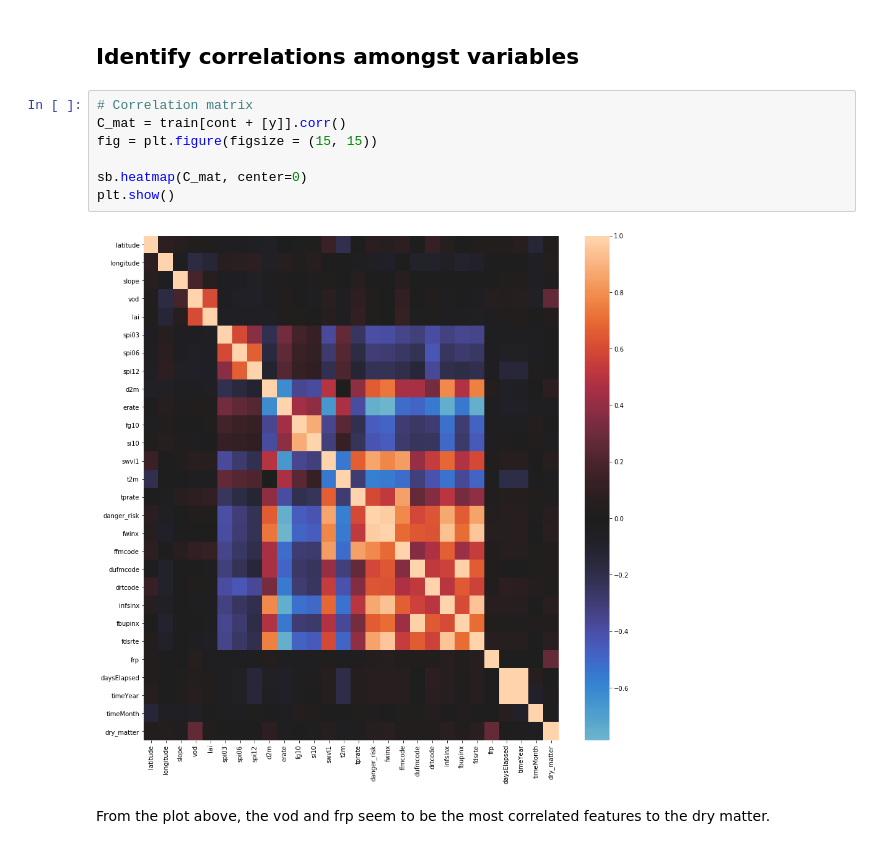
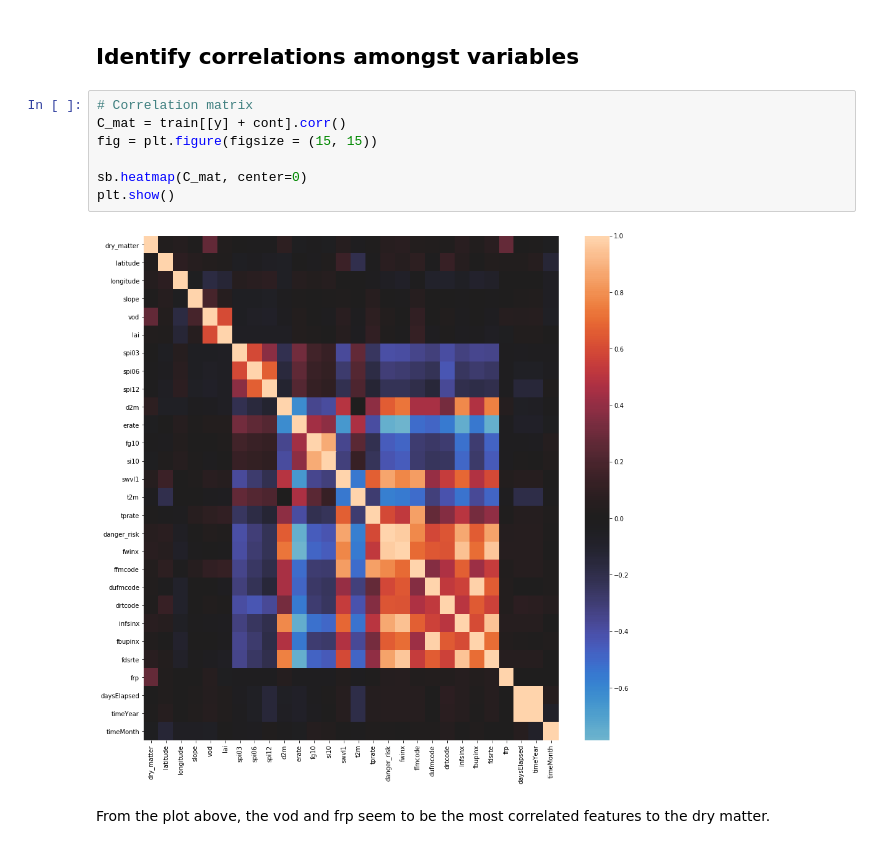
Before and after one commit to ecmwf-projects/ai-vegetation-fuel, a Jupyter notebook: notebooks/ecmwf/exploratory_data_analysis.ipynb, the cells around one changed output. Drawn from its saved outputs; the diff is of its cells as text.

```diff
--- a/notebooks/ecmwf/exploratory_data_analysis.ipynb
+++ b/notebooks/ecmwf/exploratory_data_analysis.ipynb
@@ -136,13 +138,13 @@ Note that the log-transformation can be applied only to values that are > 0 (log
 ## Identify correlations amongst variables
 # %%
 # Correlation matrix
-C_mat = train[cont + [y]].corr()
+C_mat = train[[y] + cont].corr()
 fig = plt.figure(figsize = (15, 15))
 
 sb.heatmap(C_mat, center=0)
 plt.show()
 # %% [output]
-[figure, old version]
+[figure, new version]
 # %% [markdown]
 From the plot above, the vod and frp seem to be the most correlated features to the dry matter.
 # %% [markdown]
```
Also changed, not shown: parts of 5 cells of this notebook, 6 other files.
